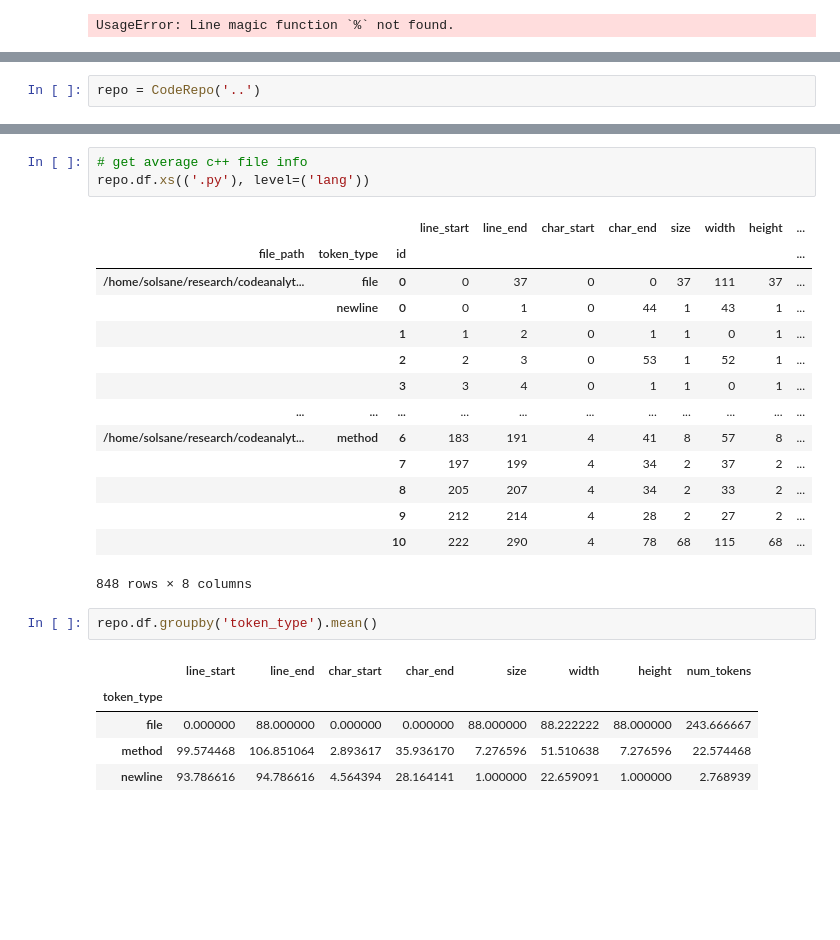
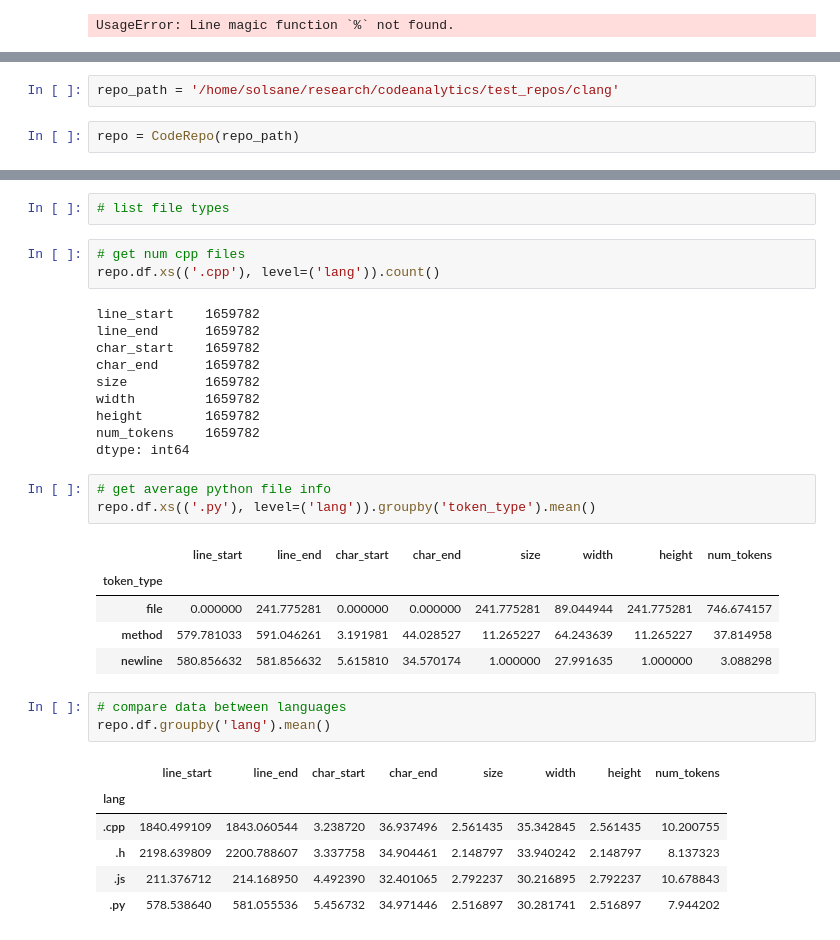
Before and after one commit to utk-se/CodeAnalytics-analyzer, a Jupyter notebook: example/test.ipynb, the cells around one changed output, grey strips where cells are left out. Cells and saved outputs as stored; diff of their text form; blank space fills up the shorter version.

```diff
--- a/example/test.ipynb
+++ b/example/test.ipynb
@@ -35,3 +38,5 @@ from caanalyzer.metrics import width, height, num_tokens
+# %%
+repo_path = '/home/solsane/research/codeanalytics/test_repos/clang'
 # %%
-repo = CodeRepo('..')
+repo = CodeRepo(repo_path)
 # %% [output]
@@ -46,29 +51,37 @@ repo.index([FileTokenizer, LineTokenizer, MethodTokenizer], {'size' : len, 'widt
+# %%
+# list file types
+# %%
+# get num cpp files
+repo.df.xs(('.cpp'), level=('lang')).count()
+# %% [output]
+line_start    1659782
+line_end      1659782
+char_start    1659782
+char_end      1659782
+size          1659782
+width         1659782
+height        1659782
+num_tokens    1659782
+dtype: int64
 # %%
-# get average c++ file info
-repo.df.xs(('.py'), level=('lang'))
+# get average python file info
+repo.df.xs(('.py'), level=('lang')).groupby('token_type').mean()
 # %% [output]
-|  |  |  | line_start | line_end | char_start | char_end | size | width | height | ... |
-| file_path | token_type | id |  |  |  |  |  |  |  | ... |
-| /home/solsane/research/codeanalyt... | file | 0 | 0 | 37 | 0 | 0 | 37 | 111 | 37 | ... |
-|  | newline | 0 | 0 | 1 | 0 | 44 | 1 | 43 | 1 | ... |
-|  |  | 1 | 1 | 2 | 0 | 1 | 1 | 0 | 1 | ... |
-|  |  | 2 | 2 | 3 | 0 | 53 | 1 | 52 | 1 | ... |
-|  |  | 3 | 3 | 4 | 0 | 1 | 1 | 0 | 1 | ... |
-| ... | ... | ... | ... | ... | ... | ... | ... | ... | ... | ... |
-| /home/solsane/research/codeanalyt... | method | 6 | 183 | 191 | 4 | 41 | 8 | 57 | 8 | ... |
-|  |  | 7 | 197 | 199 | 4 | 34 | 2 | 37 | 2 | ... |
-|  |  | 8 | 205 | 207 | 4 | 34 | 2 | 33 | 2 | ... |
-|  |  | 9 | 212 | 214 | 4 | 28 | 2 | 27 | 2 | ... |
-|  |  | 10 | 222 | 290 | 4 | 78 | 68 | 115 | 68 | ... |
+|  | line_start | line_end | char_start | char_end | size | width | height | num_tokens |
+| token_type |  |  |  |  |  |  |  |  |
+| file | 0.000000 | 241.775281 | 0.000000 | 0.000000 | 241.775281 | 89.044944 | 241.775281 | 746.674157 |
+| method | 579.781033 | 591.046261 | 3.191981 | 44.028527 | 11.265227 | 64.243639 | 11.265227 | 37.814958 |
+| newline | 580.856632 | 581.856632 | 5.615810 | 34.570174 | 1.000000 | 27.991635 | 1.000000 | 3.088298 |
-848 rows × 8 columns
-# %%
-repo.df.groupby('token_type').mean()
-# %% [output]
-|  | line_start | line_end | char_start | char_end | size | width | height | num_tokens |
-| token_type |  |  |  |  |  |  |  |  |
-| file | 0.000000 | 88.000000 | 0.000000 | 0.000000 | 88.000000 | 88.222222 | 88.000000 | 243.666667 |
-| method | 99.574468 | 106.851064 | 2.893617 | 35.936170 | 7.276596 | 51.510638 | 7.276596 | 22.574468 |
-| newline | 93.786616 | 94.786616 | 4.564394 | 28.164141 | 1.000000 | 22.659091 | 1.000000 | 2.768939 |
+# %%
+# compare data between languages
+repo.df.groupby('lang').mean()
+# %% [output]
+|  | line_start | line_end | char_start | char_end | size | width | height | num_tokens |
+| lang |  |  |  |  |  |  |  |  |
+| .cpp | 1840.499109 | 1843.060544 | 3.238720 | 36.937496 | 2.561435 | 35.342845 | 2.561435 | 10.200755 |
+| .h | 2198.639809 | 2200.788607 | 3.337758 | 34.904461 | 2.148797 | 33.940242 | 2.148797 | 8.137323 |
+| .js | 211.376712 | 214.168950 | 4.492390 | 32.401065 | 2.792237 | 30.216895 | 2.792237 | 10.678843 |
+| .py | 578.538640 | 581.055536 | 5.456732 | 34.971446 | 2.516897 | 30.281741 | 2.516897 | 7.944202 |
 # %%
 repo.df.to_hdf('self_index.h5', key='df', mode='w')
 # %% [output]
```
Also changed, not shown: parts of 9 cells of this notebook, 1 other file.
